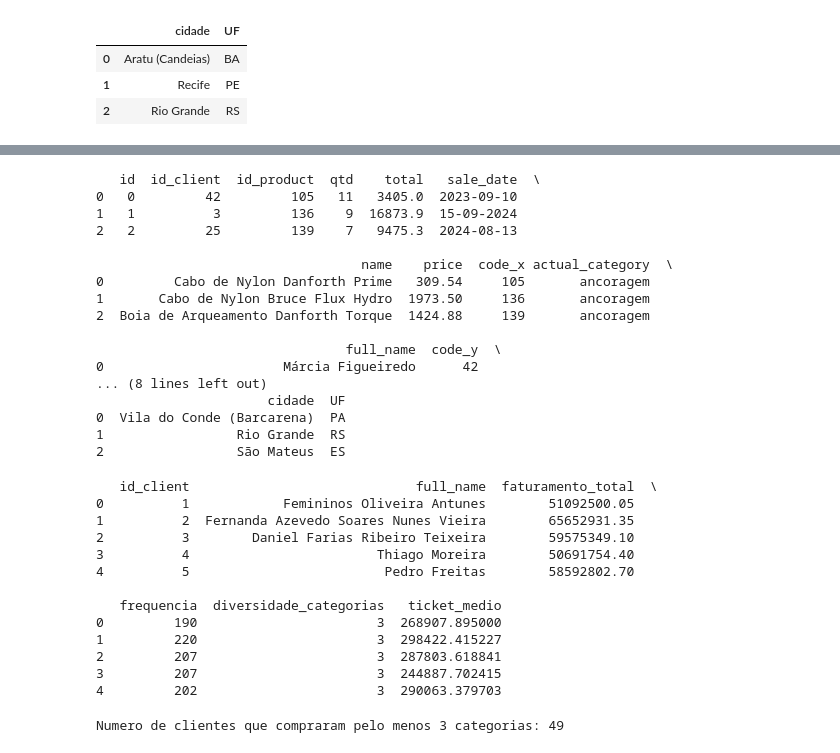
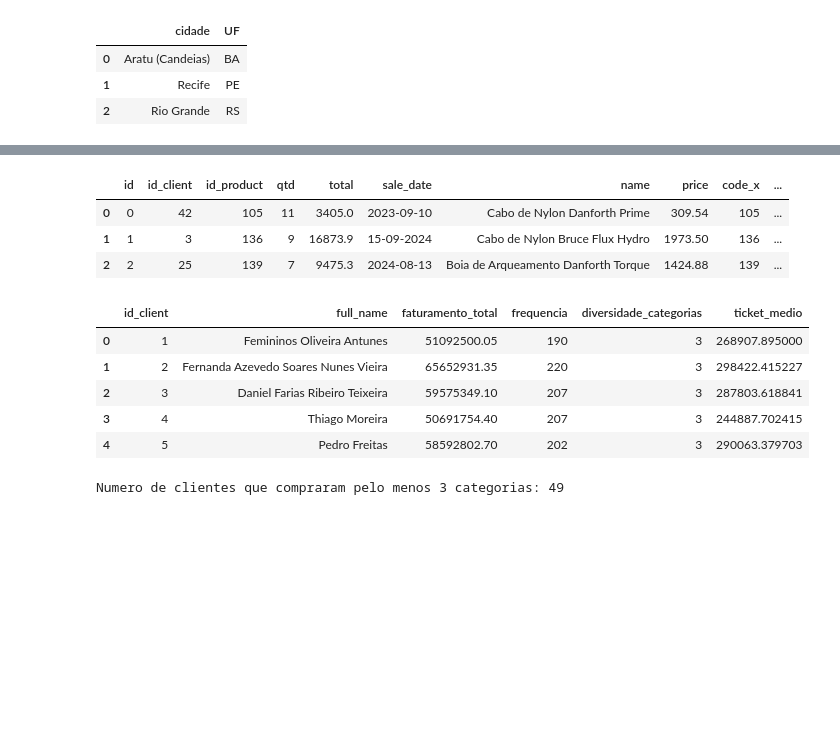
Before and after one commit to kevinkchaves/Desafio_Lighthouse, a Jupyter notebook: notebook/Relatorio.ipynb, the cells around one changed output, grey strips where cells are left out. Drawn from its saved outputs; the diff is of its cells as text; code cells hidden in the pictures; blank space fills up the shorter version.

```diff
--- a/notebook/Relatorio.ipynb
+++ b/notebook/Relatorio.ipynb
@@ -689,25 +684,12 @@ print(df_vendas_produtos.head(3))
 # %%
 # UNINDO O RESULTADO COM OS DADOS DE CLIENTES
 df_clientes_transacoes = pd.merge(df_vendas_produtos, df_clientes, left_on='id_client', right_on='code')
-print(df_clientes_transacoes.head(3))
+display(df_clientes_transacoes.head(3))
 # %% [output]
-   id  id_client  id_product  qtd    total   sale_date  \
-0   0         42         105   11   3405.0  2023-09-10
-1   1          3         136    9  16873.9  15-09-2024
-2   2         25         139    7   9475.3  2024-08-13
-
-                                  name    price  code_x actual_category  \
-0         Cabo de Nylon Danforth Prime   309.54     105       ancoragem
-1       Cabo de Nylon Bruce Flux Hydro  1973.50     136       ancoragem
-2  Boia de Arqueamento Danforth Torque  1424.88     139       ancoragem
-
-                                full_name  code_y  \
-0                       Márcia Figueiredo      42
-... (8 lines left out)
-                      cidade  UF
-0  Vila do Conde (Barcarena)  PA
-1                 Rio Grande  RS
-2                 São Mateus  ES
+|  | id | id_client | id_product | qtd | total | sale_date | name | price | code_x | ... |
+| 0 | 0 | 42 | 105 | 11 | 3405.0 | 2023-09-10 | Cabo de Nylon Danforth Prime | 309.54 | 105 | ... |
+| 1 | 1 | 3 | 136 | 9 | 16873.9 | 15-09-2024 | Cabo de Nylon Bruce Flux Hydro | 1973.50 | 136 | ... |
+| 2 | 2 | 25 | 139 | 7 | 9475.3 | 2024-08-13 | Boia de Arqueamento Danforth Torque | 1424.88 | 139 | ... |
 # %%
 # CALCULANDO AS MÉTRICAS POR CLIENTE
 df_metricas = df_clientes_transacoes.groupby('id_client').agg(
@@ -718,23 +700,16 @@ df_metricas = df_clientes_transacoes.groupby('id_client').agg(
 
 # CALCULANDO O TICKET MÉDIO
 df_metricas['ticket_medio'] = df_metricas['faturamento_total'] / df_metricas['frequencia']
-print(df_metricas.head())
+display(df_metricas.head())
 
 df_metricas.to_csv(os.path.join(PATH_PROCESSED, 'metricas_clientes.csv'), index=False)
 # %% [output]
-   id_client                             full_name  faturamento_total  \
-0          1            Femininos Oliveira Antunes        51092500.05
-1          2  Fernanda Azevedo Soares Nunes Vieira        65652931.35
-2          3        Daniel Farias Ribeiro Teixeira        59575349.10
-3          4                        Thiago Moreira        50691754.40
-4          5                         Pedro Freitas        58592802.70
-
-   frequencia  diversidade_categorias   ticket_medio
-0         190                       3  268907.895000
-1         220                       3  298422.415227
-2         207                       3  287803.618841
-3         207                       3  244887.702415
-4         202                       3  290063.379703
+|  | id_client | full_name | faturamento_total | frequencia | diversidade_categorias | ticket_medio |
+| 0 | 1 | Femininos Oliveira Antunes | 51092500.05 | 190 | 3 | 268907.895000 |
+| 1 | 2 | Fernanda Azevedo Soares Nunes Vieira | 65652931.35 | 220 | 3 | 298422.415227 |
+| 2 | 3 | Daniel Farias Ribeiro Teixeira | 59575349.10 | 207 | 3 | 287803.618841 |
+| 3 | 4 | Thiago Moreira | 50691754.40 | 207 | 3 | 244887.702415 |
+| 4 | 5 | Pedro Freitas | 58592802.70 | 202 | 3 | 290063.379703 |
 # %%
 #OBSERVANDO QUANTOS CLIENTES COMPRARAM MAIS DE 3 CATEGORIAS DIFERENTES
 df_clientes_categorias = df_metricas[df_metricas['diversidade_categorias'] >= 3]
```
Also changed, not shown: parts of 9 cells of this notebook, 2 other files.
